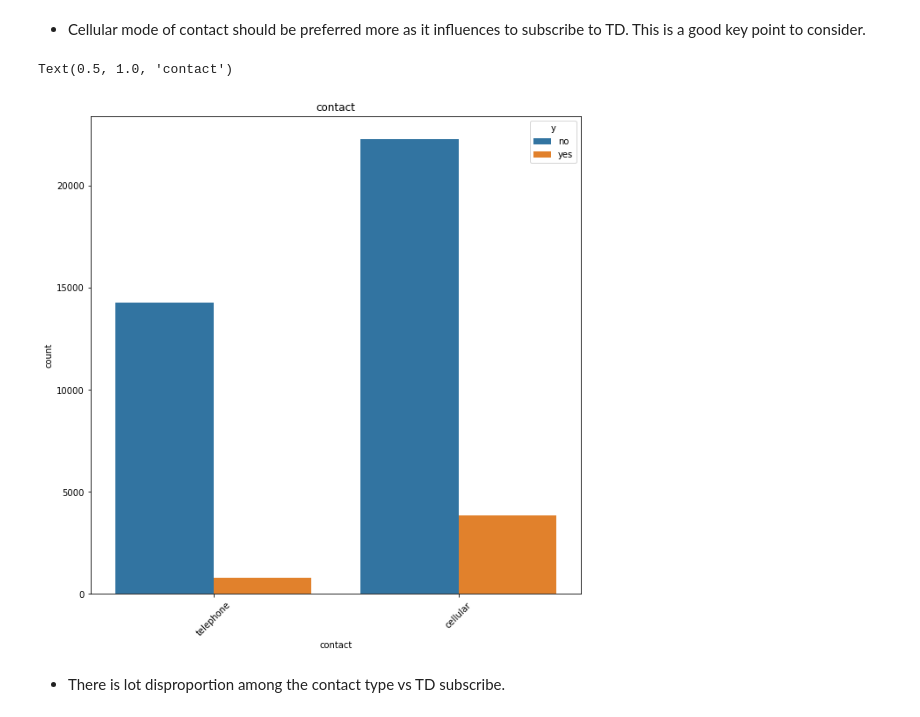
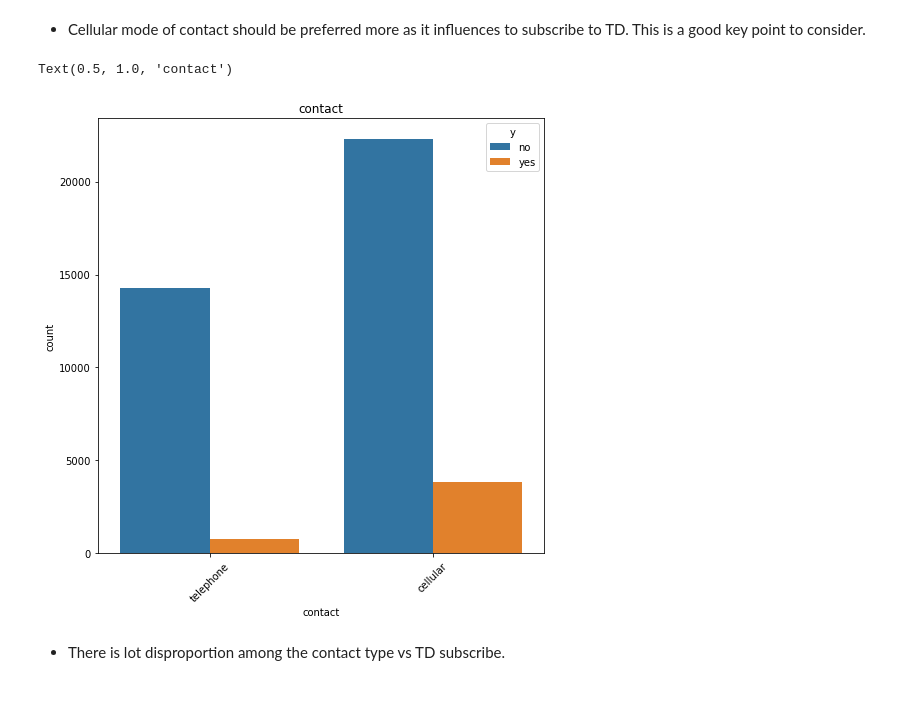
Before and after one commit to TR-SURAJ/Out_of_Box_Notebooks, a Jupyter notebook: Suraj_Bank_EDA.ipynb, the cells around one changed output. Drawn from its saved outputs; the diff is of its cells as text; code cells hidden in the pictures.

```diff
--- a/Suraj_Bank_EDA.ipynb
+++ b/Suraj_Bank_EDA.ipynb
@@ -158,13 +158,13 @@ df[df['y'] == 'yes']['contact'].value_counts().plot(kind='bar')
 # %% [markdown]
 - Cellular mode of contact should be preferred more as it influences to subscribe to TD. This is a good key point to consider.
 # %%
-plt.figure(figsize = (10,10))
+plt.figure(figsize = (8,8))
 sns.countplot(x=df['contact'],hue=df['y'],data=df)
 plt.xticks(rotation = 45)
 plt.title('contact')
 # %% [output]
 Text(0.5, 1.0, 'contact')
-[figure, old version]
+[figure, new version]
 # %% [markdown]
 - There is lot disproportion among the contact type vs TD subscribe.
 # %% [markdown]
```
Also changed, not shown: parts of 1 cell of this notebook, 5 other files.
